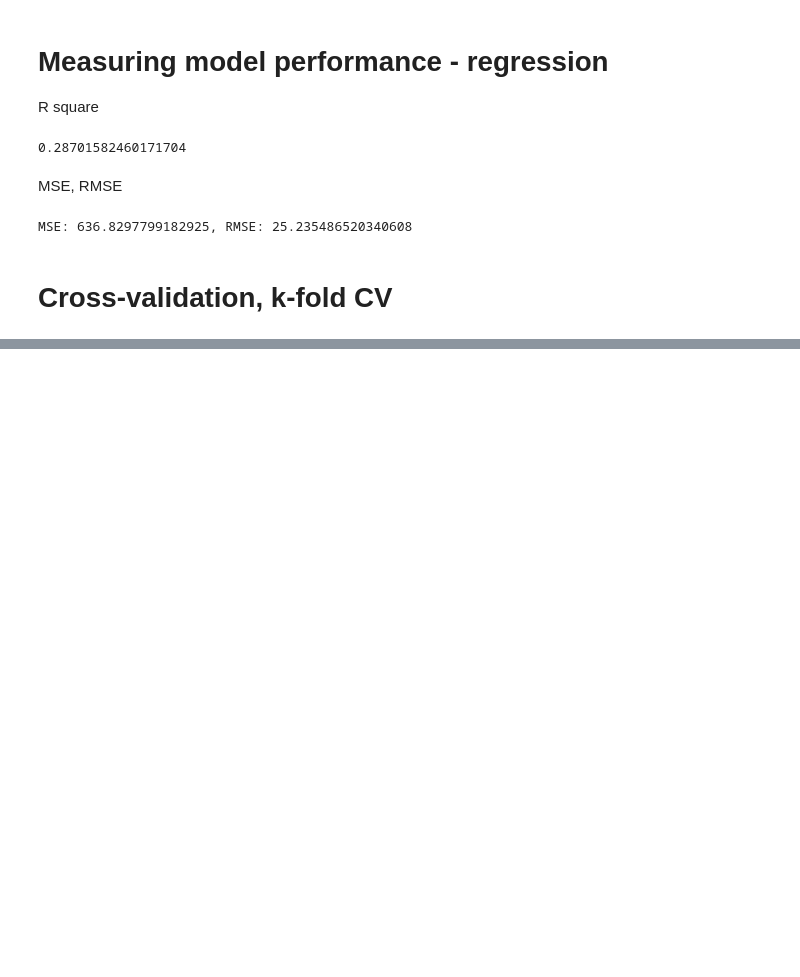
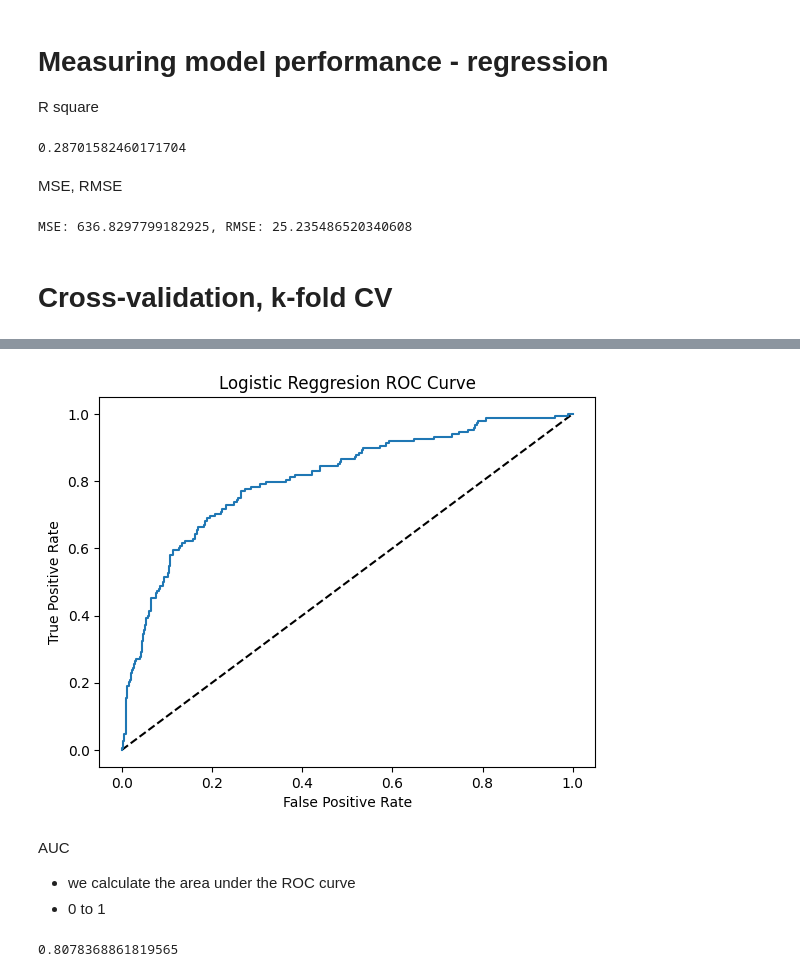
Before and after one commit to magannamazur/Codewars, a Jupyter notebook: DataCamp/a_supervised.ipynb, the cells around one changed output, grey strips where cells are left out. Cells and saved outputs as stored; diff of their text form; code cells hidden in the pictures; blank space fills up the shorter version.

```diff
--- a/DataCamp/a_supervised.ipynb
+++ b/DataCamp/a_supervised.ipynb
@@ -153,0 +253,13 @@ MSE: 636.8297799182925, RMSE: 25.235486520340608
+# %%
+from sklearn.linear_model import LogisticRegression
+
+# random_state=30, max_iter=500
+log_reg = LogisticRegression(max_iter=10000)
+
+X = churn_df.drop("churn", axis=1).values
+y = churn_df["churn"].values
+X_train,X_test,y_train,y_test = train_test_split(X,y,test_size=0.3,random_state=21)
+
+log_reg.fit(X_train, y_train)
+predictions = log_reg.predict(X_test)
+pred_probability = log_reg.predict_proba(X_test)
@@ -153,0 +271,21 @@ MSE: 636.8297799182925, RMSE: 25.235486520340608
+# %%
+from sklearn.metrics import roc_curve
+fpr, tpr, treshold = roc_curve(y_test, pred_probability[:,1])
+# roc_curve(y_test, pred_probability[:,1]) - probability of 1
+plt.plot([0,1],[0,1], 'k--')
+plt.plot(fpr, tpr)
+plt.xlabel('False Positive Rate')
+plt.ylabel('True Positive Rate')
+plt.title('Logistic Reggresion ROC Curve')
+plt.show()
+# %% [output]
+[figure, added]
+# %% [markdown]
+AUC
+- we calculate the area under the ROC curve
+- 0 to 1
+# %%
+from sklearn.metrics import roc_auc_score
+roc_auc_score(y_test, pred_probability[:,1])
+# %% [output]
+0.8078368861819565
```
Also changed, not shown: parts of 20 cells of this notebook.
